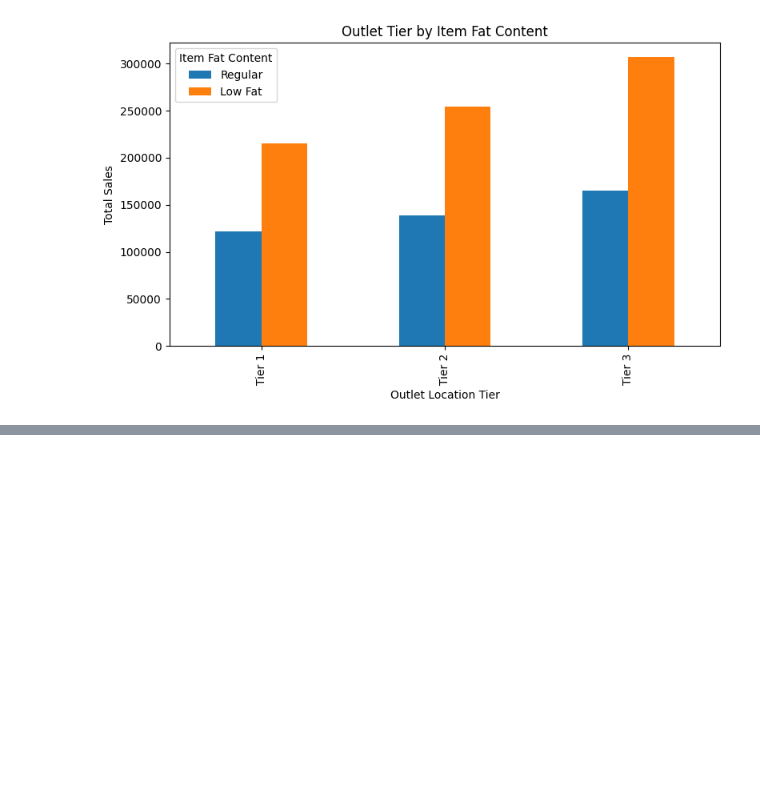
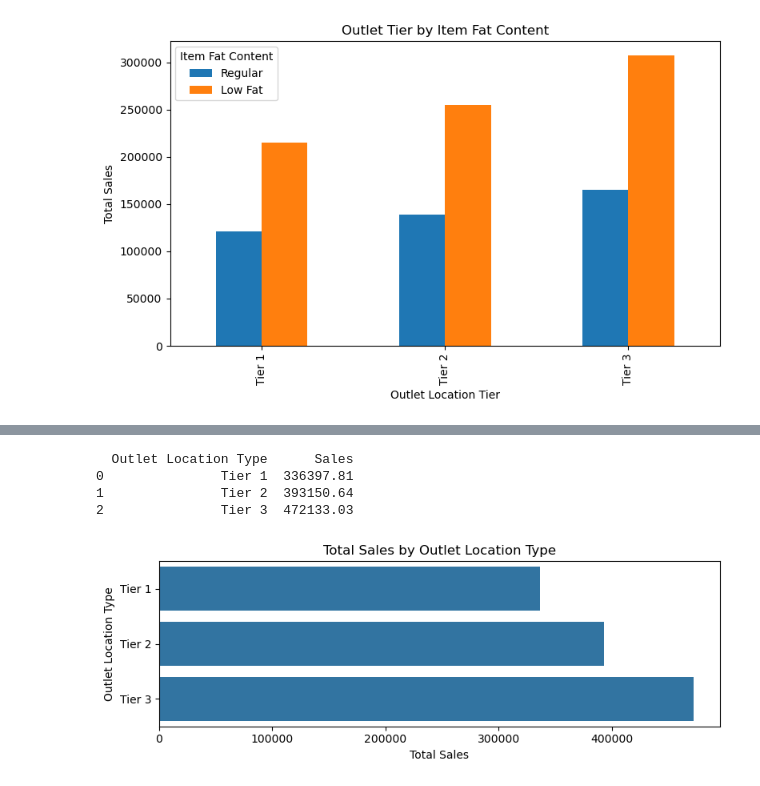
Before and after one commit to Priyanshu-Debugs/Data-Analysis-Project, a Jupyter notebook: Blinkit-Sales-Analysis/data_analysis_blinkit.ipynb, the cells around one changed output, grey strips where cells are left out. Cells and saved outputs as stored; diff of their text form; code cells hidden in the pictures; blank space fills up the shorter version.

```diff
--- a/Blinkit-Sales-Analysis/data_analysis_blinkit.ipynb
+++ b/Blinkit-Sales-Analysis/data_analysis_blinkit.ipynb
@@ -186,0 +240,20 @@ plt.show()
+# %%
+sales_by_location = df.groupby(['Outlet Location Type'])['Sales'].sum().reset_index()
+print(round(sales_by_location,2))
+# %% [output]
+  Outlet Location Type      Sales
+0               Tier 1  336397.81
+1               Tier 2  393150.64
+2               Tier 3  472133.03
+# %%
+plt.figure(figsize=(8,3)) # Smaller Height and More/Enough Width
+ax = sns.barplot(x='Sales', y='Outlet Location Type', data=sales_by_location)
+
+plt.title("Total Sales by Outlet Location Type")
+plt.xlabel("Total Sales")
+plt.ylabel("Outlet Location Type")
+
+plt.tight_layout() # To ensure the Layout fits without Scroll
+plt.show()
+# %% [output]
+[figure, added]
```
Also changed, not shown: parts of 10 cells of this notebook.
